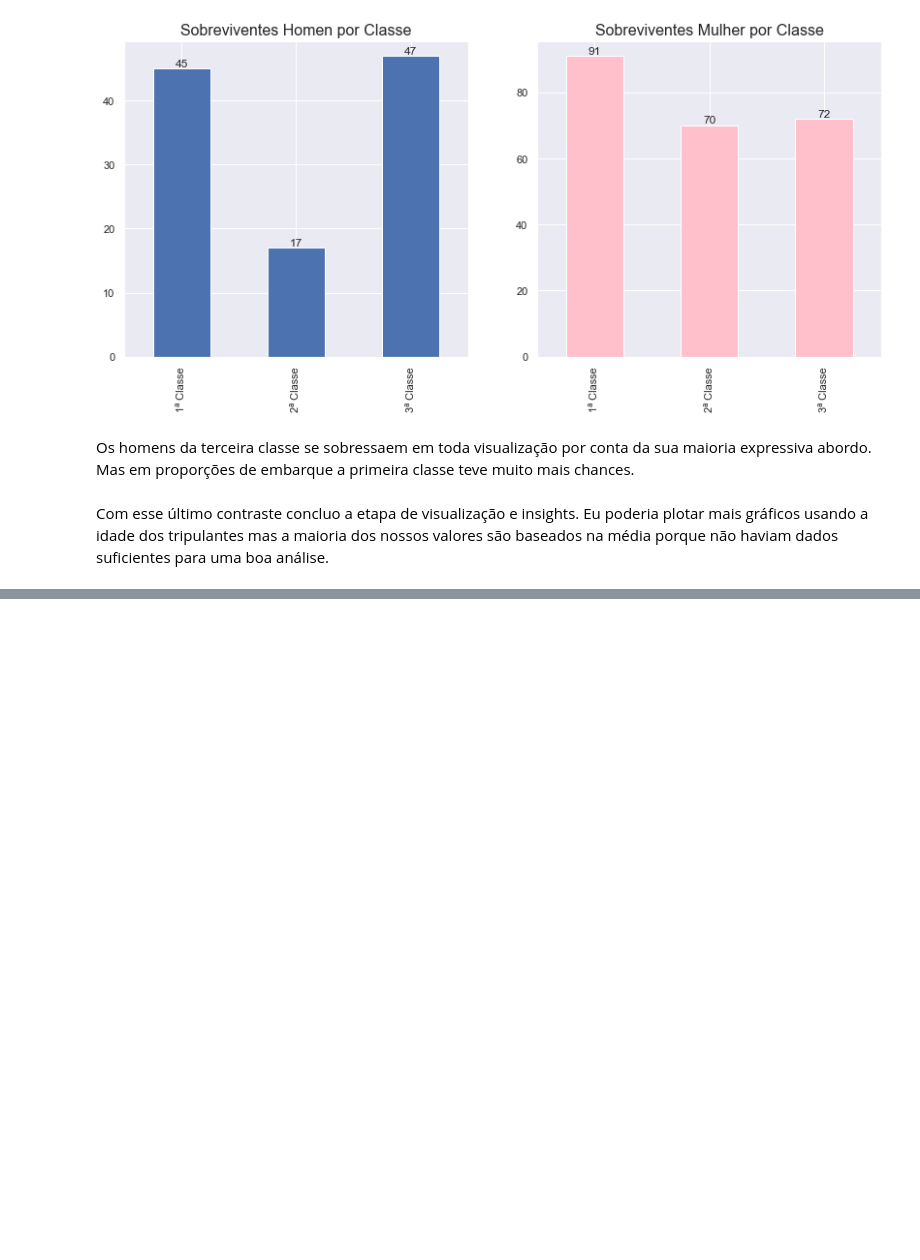
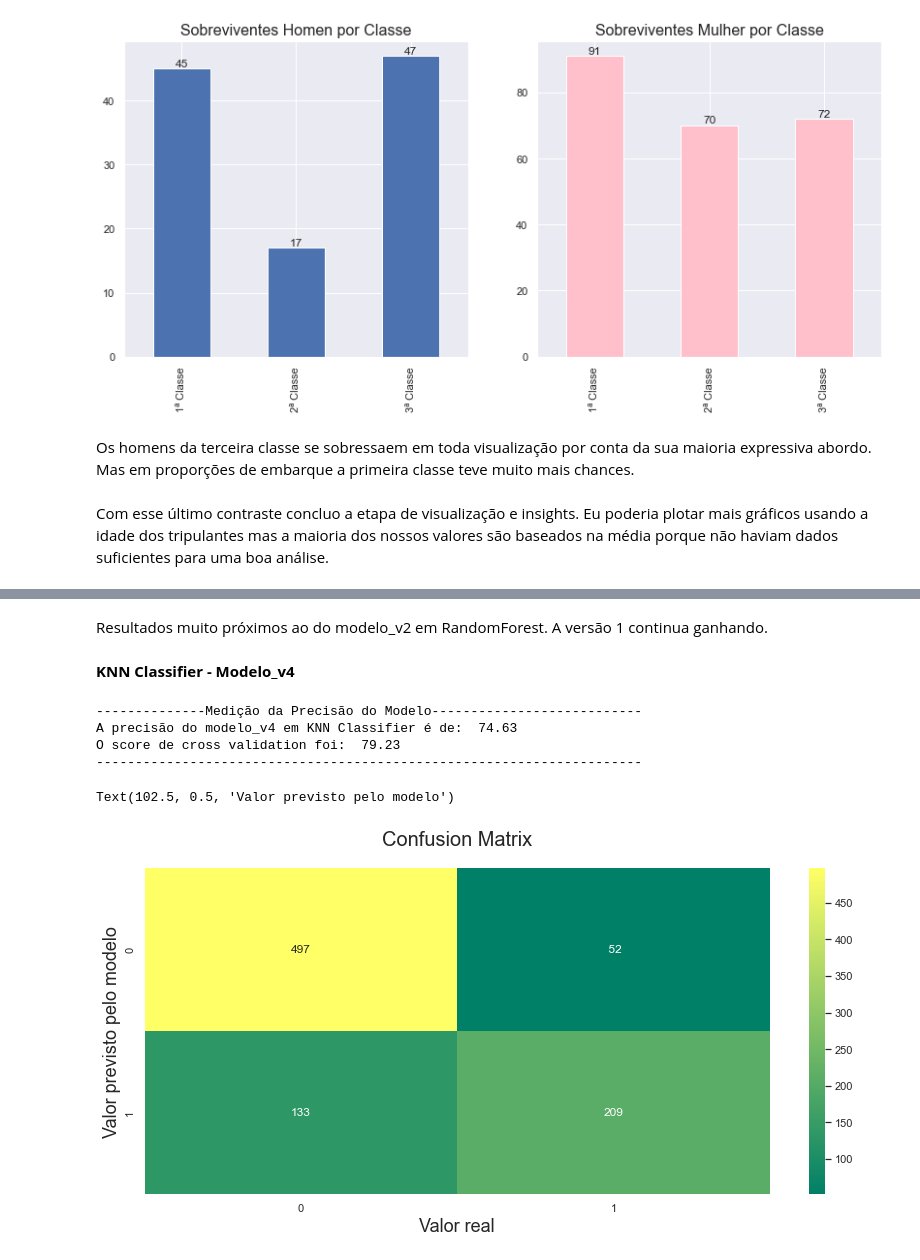
Before and after one commit to Rebeque/Titanic---Quem-sobreviveria-ETL-EDA-ML-Deploy-HTML-CSS-, a Jupyter notebook: Notebook_Titanic_Quem sobreviveria_v0.1.ipynb, the cells around one changed output, grey strips where cells are left out. Cells and saved outputs as stored; diff of their text form; code cells hidden in the pictures; blank space fills up the shorter version.

```diff
--- a/Notebook_Titanic_Quem sobreviveria_v0.1.ipynb
+++ b/Notebook_Titanic_Quem sobreviveria_v0.1.ipynb
@@ -710,0 +912,35 @@ Index(['Classe_Passageiro', 'Nome', 'Gênero', 'Idade', 'N_Esposa_Irmãos',
+# %% [markdown]
+Resultados muito próximos ao do modelo_v2 em RandomForest. A versão 1 continua ganhando.
+# %% [markdown]
+**KNN Classifier - Modelo_v4**
+# %%
+from sklearn.neighbors import KNeighborsClassifier
+
+modelo_v4 = KNeighborsClassifier(n_neighbors = 4) # Entrega o objeto ao método usando o parâmetro 4 arbitrariamente
+
+modelo_v4.fit(X_train,y_train) # Treina o modelo com os dados supervisionados
+predicao_v4 = modelo_v4.predict(X_test) # Gera a predição usando esse modelo vs os dados separadaos para teste
+
+print('--------------Medição da Precisão do Modelo---------------------------')
+print('A precisão do modelo_v4 em KNN Classifier é de: ',
+      round(accuracy_score(predicao_v4,y_test)*100,2)) # Arredonda o valor em porcentagem
+
+kfold = KFold(n_splits=10) # Dividindo os dados em 10 partes para teste em KFold
+resultado_v4 = cross_val_score(modelo_v4,all_features,feature_target,cv=10,scoring='accuracy') # Cross Validation Score
+
+print('O score de cross validation foi: ',round(resultado_v4.mean()*100,2)) # Arredonda média do resultado da cross validation
+y_pred = cross_val_predict(modelo_v4,all_features,feature_target,cv=10)
+
+print('-'*70)
+
+sns.heatmap(confusion_matrix(feature_target,y_pred),annot=True,fmt='3.0f',cmap="summer")
+plt.title('Confusion Matrix', y=1.05, size=20) # Cria a matriz de confusão para verificação visual
+plt.xlabel('Valor real', fontsize=18)
+plt.ylabel('Valor previsto pelo modelo', fontsize=18)
+# %% [output]
+--------------Medição da Precisão do Modelo---------------------------
+A precisão do modelo_v4 em KNN Classifier é de:  74.63
+O score de cross validation foi:  79.23
+----------------------------------------------------------------------
+Text(102.5, 0.5, 'Valor previsto pelo modelo')
+[figure, added]
```
Also changed, not shown: parts of 52 cells of this notebook.
